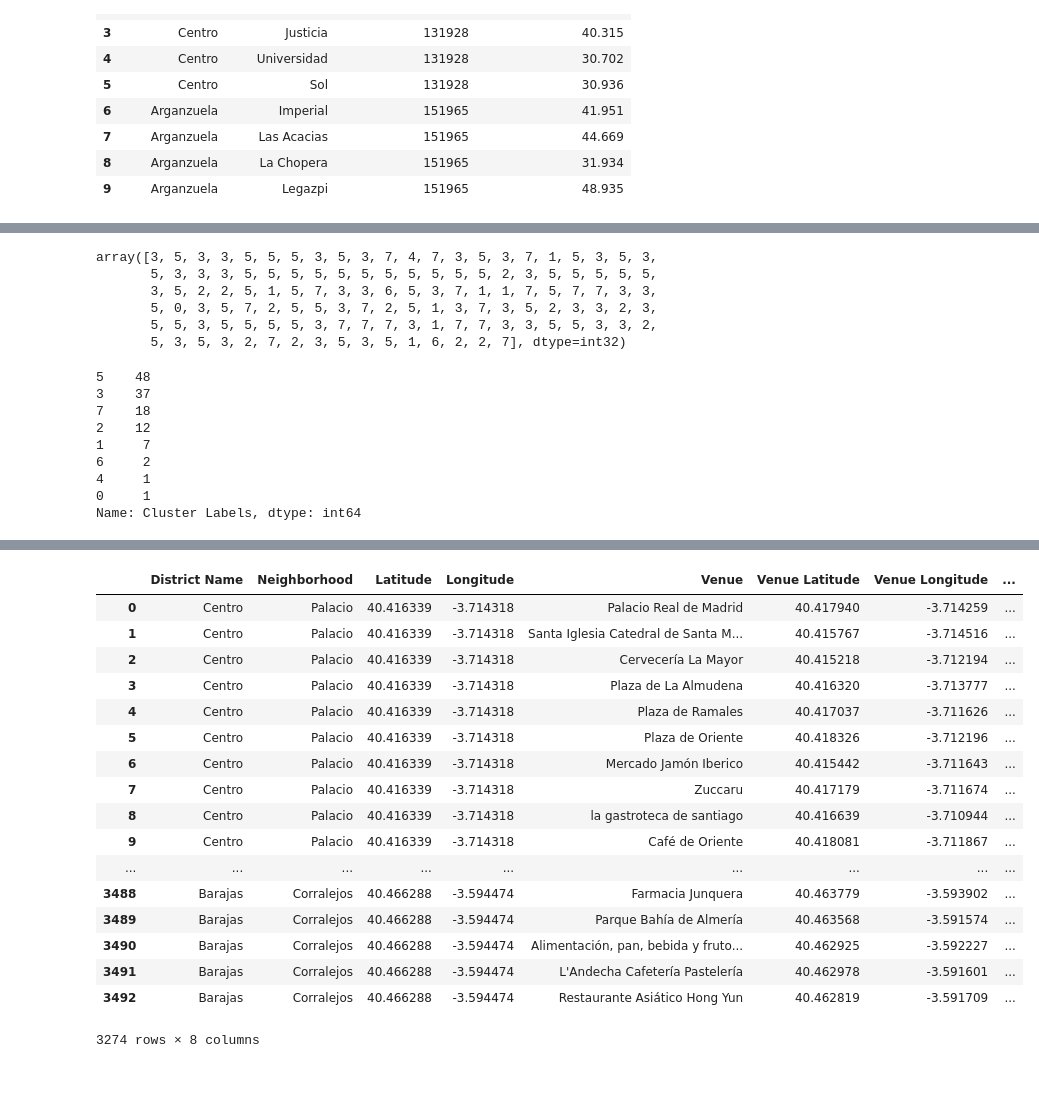
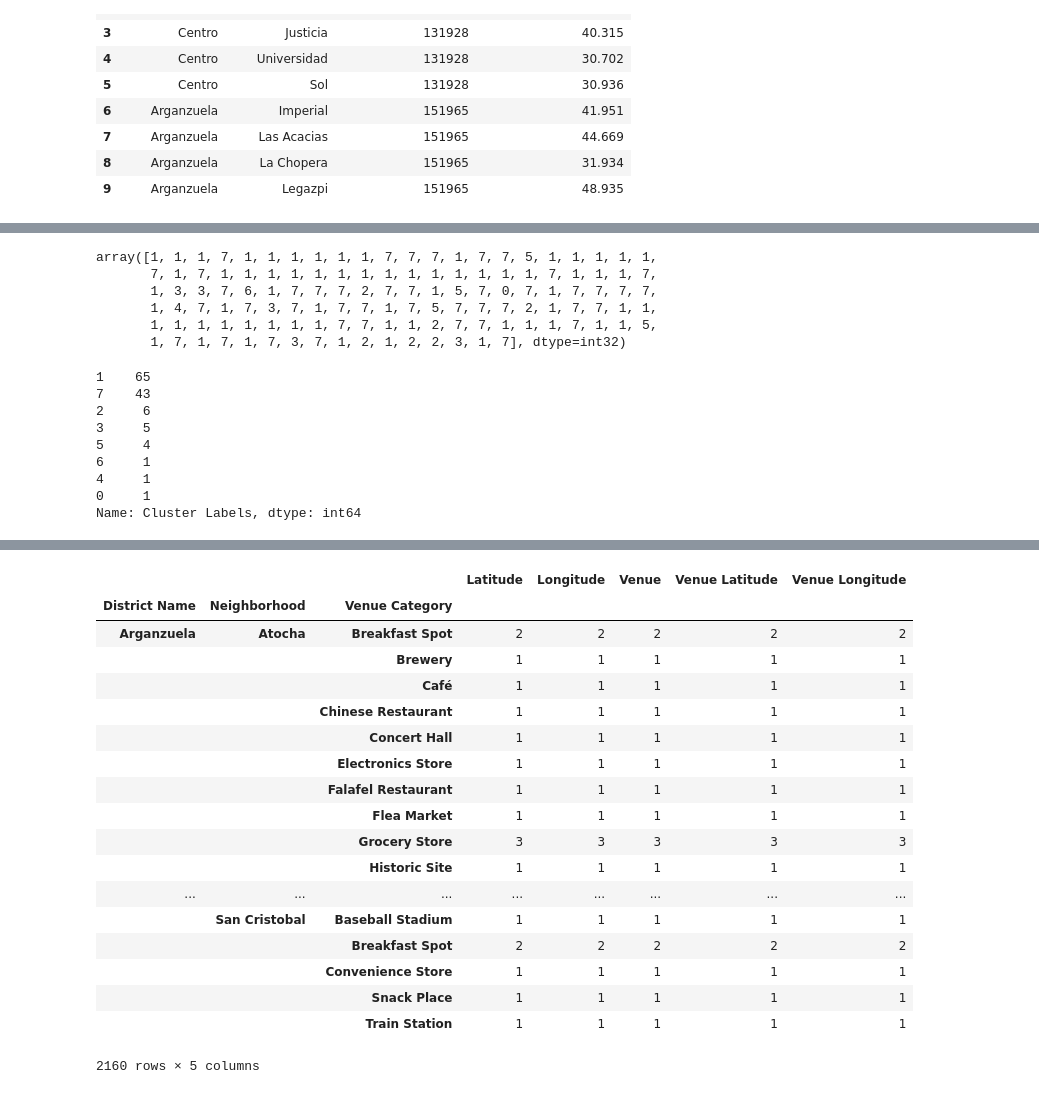
Before and after one commit to cazuaje27/BattleofNeighborhoods, a Jupyter notebook: The Battle of Neighborhoods.ipynb, the cells around one changed output, grey strips where cells are left out. Cells and saved outputs as stored; diff of their text form; code cells hidden in the pictures.

```diff
--- a/The Battle of Neighborhoods.ipynb
+++ b/The Battle of Neighborhoods.ipynb
@@ -251,6 +251,3 @@ for i in range(len(mdgeojson['features'])):
 mdmap = pd.DataFrame({'District Name':d3,
                     'Neighborhood':n2
                    })
-# %%
-# @hidden_cell
-ApiKey='AIzaSyBKrf3IBPxBM2f2oY4CyiPIVctPcqZk3eg'
@@ -357,10 +356,3 @@ madridHouse2019.geojson.add_child(folium.features.GeoJsonTooltip(['Name','NOMDIS
 madridmap
 # %% [output]
 [interactive output not drawn]
-# %%
-# @hidden_cell
-
-#foursquare credentials
-CLIENT_ID = 'JRRZNIVCUYW3DIXKI34LPFI11ZQID4MOXAXI4VVIFH3GXBFM' #Foursquare ID
-CLIENT_SECRET = 'GHZGQEA2VDYJYEXAJAPQI4SWSW241WXS5QEQDSSS4SERFPL3' #Foursquare Secret
-VERSION = '20180605' # Foursquare API version
@@ -556,12 +532,12 @@ kmeans = KMeans(n_clusters=kclusters, random_state=0).fit(madrid_grouped_cluster
 
 kmeans.labels_
 # %% [output]
-array([3, 5, 3, 3, 5, 5, 5, 3, 5, 3, 7, 4, 7, 3, 5, 3, 7, 1, 5, 3, 5, 3,
-       5, 3, 3, 3, 5, 5, 5, 5, 5, 5, 5, 5, 5, 5, 5, 2, 3, 5, 5, 5, 5, 5,
-       3, 5, 2, 2, 5, 1, 5, 7, 3, 3, 6, 5, 3, 7, 1, 1, 7, 5, 7, 7, 3, 3,
-       5, 0, 3, 5, 7, 2, 5, 5, 3, 7, 2, 5, 1, 3, 7, 3, 5, 2, 3, 3, 2, 3,
-       5, 5, 3, 5, 5, 5, 5, 3, 7, 7, 7, 3, 1, 7, 7, 3, 3, 5, 5, 3, 3, 2,
-       5, 3, 5, 3, 2, 7, 2, 3, 5, 3, 5, 1, 6, 2, 2, 7], dtype=int32)
+array([1, 1, 1, 7, 1, 1, 1, 1, 1, 1, 7, 7, 7, 1, 7, 7, 5, 1, 1, 1, 1, 1,
+       7, 1, 7, 1, 1, 1, 1, 1, 1, 1, 1, 1, 1, 1, 1, 1, 1, 7, 1, 1, 1, 7,
+       1, 3, 3, 7, 6, 1, 7, 7, 7, 2, 7, 7, 1, 5, 7, 0, 7, 1, 7, 7, 7, 7,
+       1, 4, 7, 1, 7, 3, 7, 1, 7, 7, 1, 7, 5, 7, 7, 7, 2, 1, 7, 7, 1, 1,
+       1, 1, 1, 1, 1, 1, 1, 1, 7, 7, 1, 1, 2, 7, 7, 1, 1, 1, 7, 1, 1, 5,
+       1, 7, 1, 7, 1, 7, 3, 7, 1, 2, 1, 2, 2, 3, 1, 7], dtype=int32)
 # %%
 
 #Lets include the Clusters with all the information
@@ -579,12 +555,12 @@ madrid_merged = madrid_merged.join(neighborhoods_venues_sorted.set_index(['Distr
 
 madrid_merged['Cluster Labels'].value_counts()
 # %% [output]
-5    48
-3    37
-7    18
-2    12
-1     7
-6     2
+1    65
+7    43
+2     6
+3     5
+5     4
+6     1
 4     1
 0     1
 Name: Cluster Labels, dtype: int64
@@ -620,23 +596,24 @@ madridmap
 # %% [output]
 [interactive output not drawn]
 # %%
-madrid_venues.groupby(['District Name','Neighborhood','Venue Category']).head()
+madrid_venues.groupby(['District Name','Neighborhood','Venue Category']).count()
 # %% [output]
-|  | District Name | Neighborhood | Latitude | Longitude | Venue | Venue Latitude | Venue Longitude | ... |
-| 0 | Centro | Palacio | 40.416339 | -3.714318 | Palacio Real de Madrid | 40.417940 | -3.714259 | ... |
-| 1 | Centro | Palacio | 40.416339 | -3.714318 | Santa Iglesia Catedral de Santa M... | 40.415767 | -3.714516 | ... |
-| 2 | Centro | Palacio | 40.416339 | -3.714318 | Cervecería La Mayor | 40.415218 | -3.712194 | ... |
-| 3 | Centro | Palacio | 40.416339 | -3.714318 | Plaza de La Almudena | 40.416320 | -3.713777 | ... |
-| 4 | Centro | Palacio | 40.416339 | -3.714318 | Plaza de Ramales | 40.417037 | -3.711626 | ... |
-| 5 | Centro | Palacio | 40.416339 | -3.714318 | Plaza de Oriente | 40.418326 | -3.712196 | ... |
-| 6 | Centro | Palacio | 40.416339 | -3.714318 | Mercado Jamón Iberico | 40.415442 | -3.711643 | ... |
-| 7 | Centro | Palacio | 40.416339 | -3.714318 | Zuccaru | 40.417179 | -3.711674 | ... |
-| 8 | Centro | Palacio | 40.416339 | -3.714318 | la gastroteca de santiago | 40.416639 | -3.710944 | ... |
-| 9 | Centro | Palacio | 40.416339 | -3.714318 | Café de Oriente | 40.418081 | -3.711867 | ... |
-| ... | ... | ... | ... | ... | ... | ... | ... | ... |
-| 3488 | Barajas | Corralejos | 40.466288 | -3.594474 | Farmacia Junquera | 40.463779 | -3.593902 | ... |
-| 3489 | Barajas | Corralejos | 40.466288 | -3.594474 | Parque Bahía de Almería | 40.463568 | -3.591574 | ... |
-| 3490 | Barajas | Corralejos | 40.466288 | -3.594474 | Alimentación, pan, bebida y fruto... | 40.462925 | -3.592227 | ... |
-| 3491 | Barajas | Corralejos | 40.466288 | -3.594474 | L'Andecha Cafetería Pastelería | 40.462978 | -3.591601 | ... |
-| 3492 | Barajas | Corralejos | 40.466288 | -3.594474 | Restaurante Asiático Hong Yun | 40.462819 | -3.591709 | ... |
+|  |  |  | Latitude | Longitude | Venue | Venue Latitude | Venue Longitude |
+| District Name | Neighborhood | Venue Category |  |  |  |  |  |
+| Arganzuela | Atocha | Breakfast Spot | 2 | 2 | 2 | 2 | 2 |
+|  |  | Brewery | 1 | 1 | 1 | 1 | 1 |
+|  |  | Café | 1 | 1 | 1 | 1 | 1 |
+|  |  | Chinese Restaurant | 1 | 1 | 1 | 1 | 1 |
+|  |  | Concert Hall | 1 | 1 | 1 | 1 | 1 |
+|  |  | Electronics Store | 1 | 1 | 1 | 1 | 1 |
+|  |  | Falafel Restaurant | 1 | 1 | 1 | 1 | 1 |
+|  |  | Flea Market | 1 | 1 | 1 | 1 | 1 |
+|  |  | Grocery Store | 3 | 3 | 3 | 3 | 3 |
+|  |  | Historic Site | 1 | 1 | 1 | 1 | 1 |
+| ... | ... | ... | ... | ... | ... | ... | ... |
+|  | San Cristobal | Baseball Stadium | 1 | 1 | 1 | 1 | 1 |
+|  |  | Breakfast Spot | 2 | 2 | 2 | 2 | 2 |
+|  |  | Convenience Store | 1 | 1 | 1 | 1 | 1 |
+|  |  | Snack Place | 1 | 1 | 1 | 1 | 1 |
+|  |  | Train Station | 1 | 1 | 1 | 1 | 1 |
-3274 rows × 8 columns
+2160 rows × 5 columns
```
Also changed, not shown: parts of 13 cells of this notebook.
